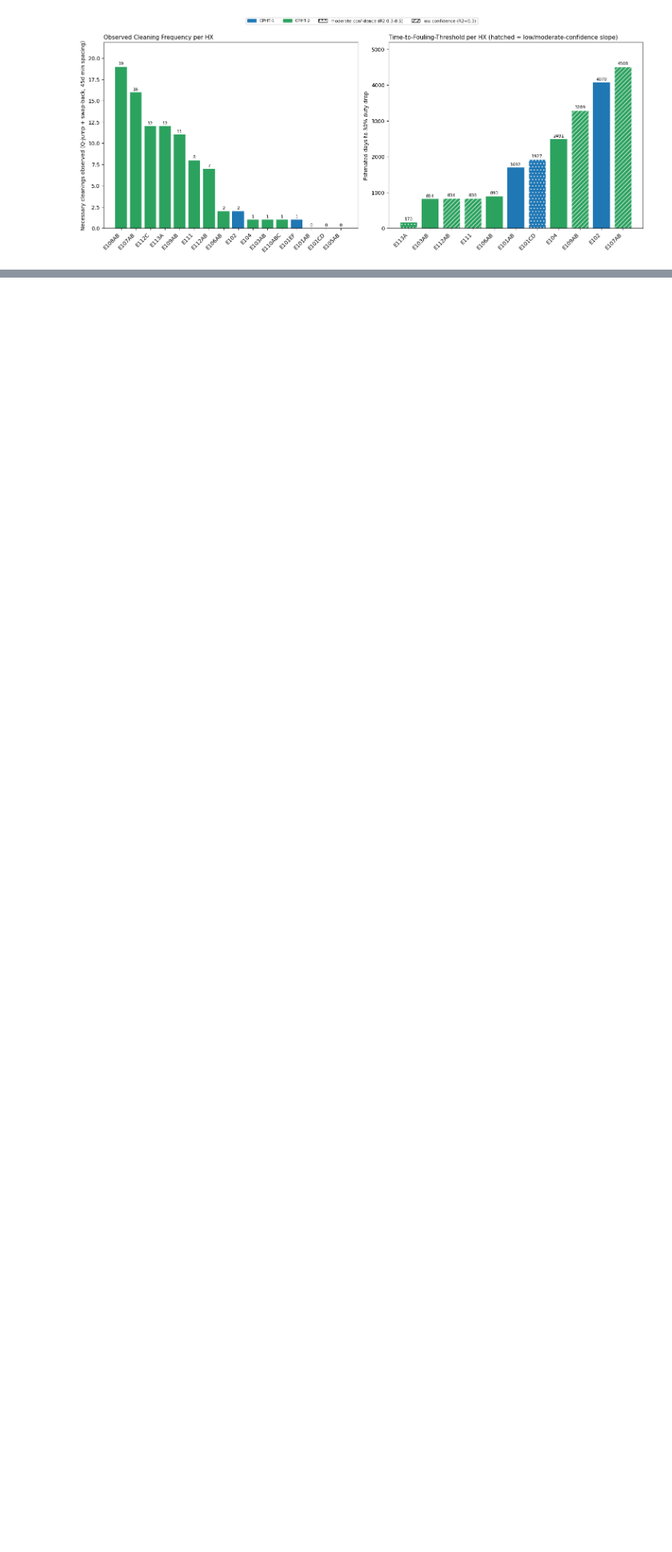
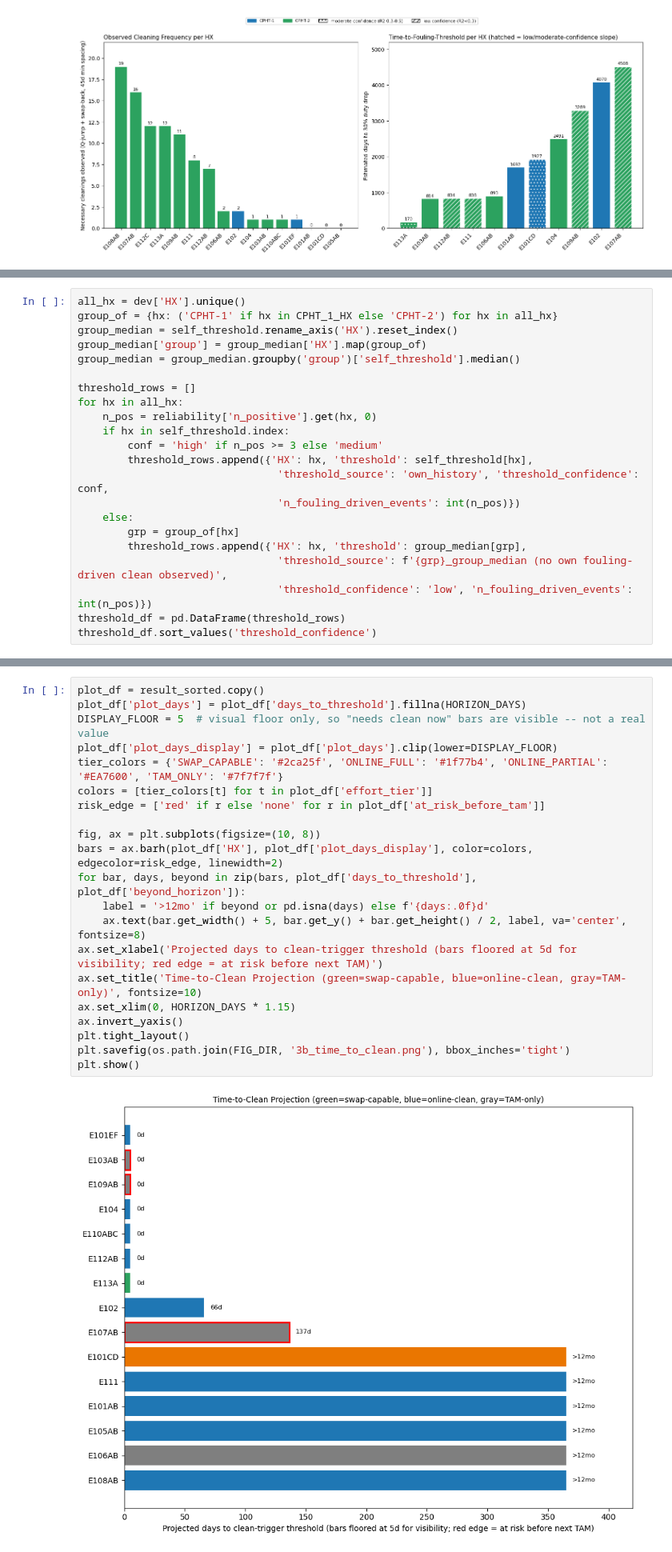
Before and after one commit to Yalika200946/Process-Intern, a Jupyter notebook: notebooks/production/04_fouling_cit_impact_forecast.ipynb, the cells around one changed output, grey strips where cells are left out. Shown at 80% size. Saved outputs shown, nothing was run; the diff lists cells and outputs as text; blank space fills up the shorter version.

```diff
--- a/notebooks/production/09_cit_furnace_impact.ipynb
+++ b/notebooks/production/04_fouling_cit_impact_forecast.ipynb
@@ -617,0 +1313,22 @@ plt.show()
+# %%
+all_hx = dev['HX'].unique()
+group_of = {hx: ('CPHT-1' if hx in CPHT_1_HX else 'CPHT-2') for hx in all_hx}
+group_median = self_threshold.rename_axis('HX').reset_index()
+group_median['group'] = group_median['HX'].map(group_of)
+group_median = group_median.groupby('group')['self_threshold'].median()
+
+threshold_rows = []
+for hx in all_hx:
+    n_pos = reliability['n_positive'].get(hx, 0)
+    if hx in self_threshold.index:
+        conf = 'high' if n_pos >= 3 else 'medium'
+        threshold_rows.append({'HX': hx, 'threshold': self_threshold[hx],
+                                'threshold_source': 'own_history', 'threshold_confidence': conf,
+                                'n_fouling_driven_events': int(n_pos)})
+    else:
+        grp = group_of[hx]
+        threshold_rows.append({'HX': hx, 'threshold': group_median[grp],
+                                'threshold_source': f'{grp}_group_median (no own fouling-driven clean observed)',
+                                'threshold_confidence': 'low', 'n_fouling_driven_events': int(n_pos)})
+threshold_df = pd.DataFrame(threshold_rows)
+threshold_df.sort_values('threshold_confidence')
@@ -617,0 +1473,23 @@ plt.show()
+# %%
+plot_df = result_sorted.copy()
+plot_df['plot_days'] = plot_df['days_to_threshold'].fillna(HORIZON_DAYS)
+DISPLAY_FLOOR = 5  # visual floor only, so "needs clean now" bars are visible -- not a real value
+plot_df['plot_days_display'] = plot_df['plot_days'].clip(lower=DISPLAY_FLOOR)
+tier_colors = {'SWAP_CAPABLE': '#2ca25f', 'ONLINE_FULL': '#1f77b4', 'ONLINE_PARTIAL': '#EA7600', 'TAM_ONLY': '#7f7f7f'}
+colors = [tier_colors[t] for t in plot_df['effort_tier']]
+risk_edge = ['red' if r else 'none' for r in plot_df['at_risk_before_tam']]
+
+fig, ax = plt.subplots(figsize=(10, 8))
+bars = ax.barh(plot_df['HX'], plot_df['plot_days_display'], color=colors, edgecolor=risk_edge, linewidth=2)
+for bar, days, beyond in zip(bars, plot_df['days_to_threshold'], plot_df['beyond_horizon']):
+    label = '>12mo' if beyond or pd.isna(days) else f'{days:.0f}d'
+    ax.text(bar.get_width() + 5, bar.get_y() + bar.get_height() / 2, label, va='center', fontsize=8)
+ax.set_xlabel('Projected days to clean-trigger threshold (bars floored at 5d for visibility; red edge = at risk before next TAM)')
+ax.set_title('Time-to-Clean Projection (green=swap-capable, blue=online-clean, gray=TAM-only)', fontsize=10)
+ax.set_xlim(0, HORIZON_DAYS * 1.15)
+ax.invert_yaxis()
+plt.tight_layout()
+plt.savefig(os.path.join(FIG_DIR, '3b_time_to_clean.png'), bbox_inches='tight')
+plt.show()
+# %% [output]
+[figure, added]
```
Also changed, not shown: parts of 37 cells of this notebook, 10 other files.
